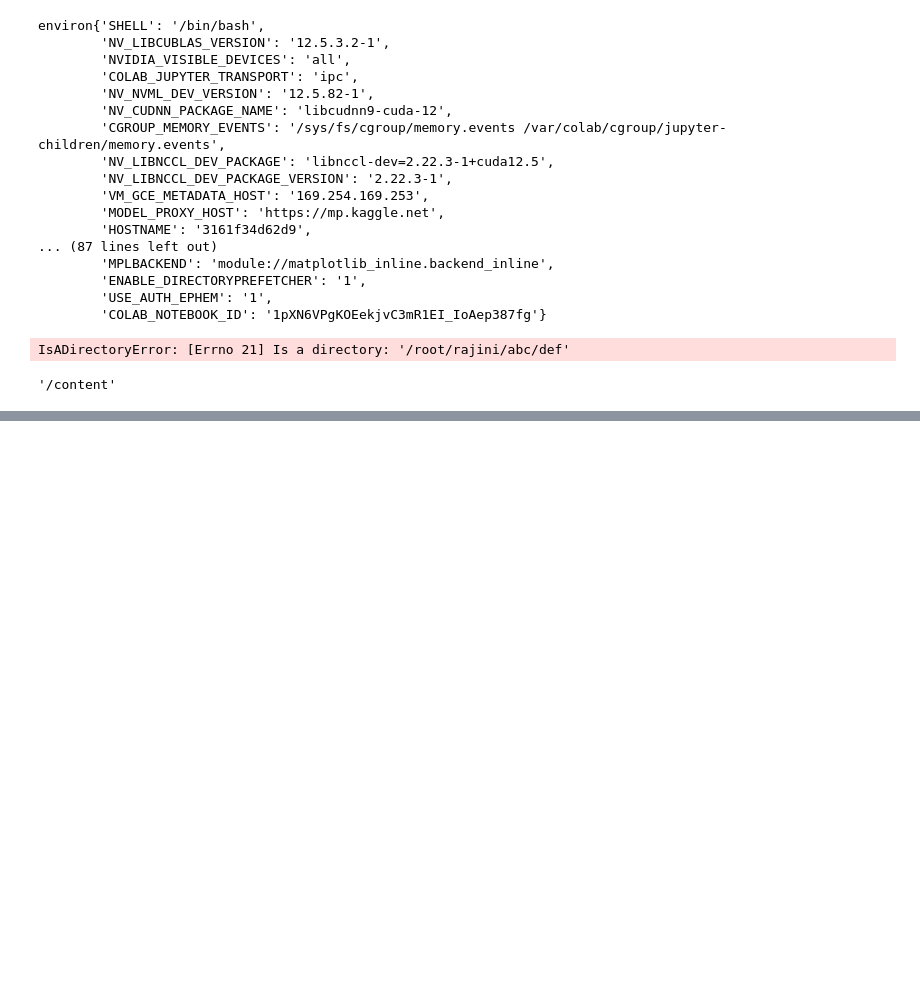
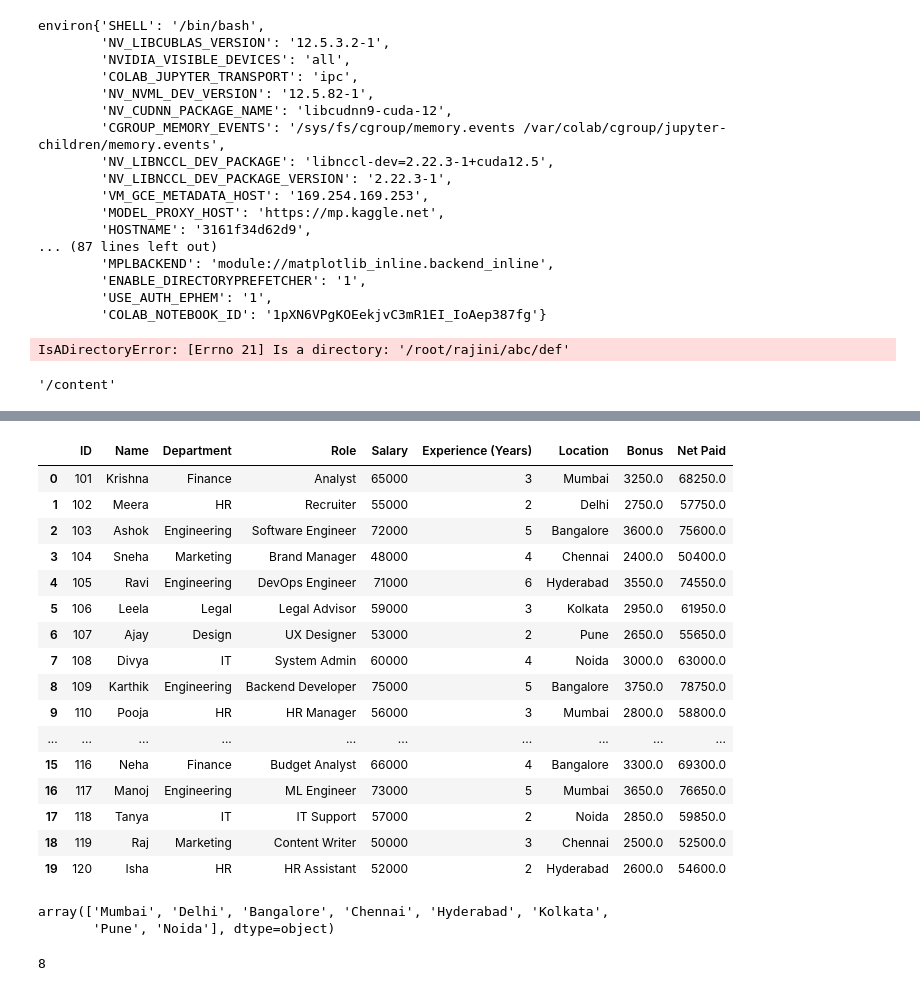
Before and after one commit to BalaKrishnanCodeSpace/PythonCodes, a Jupyter notebook: Python_Codes.ipynb, the cells around one changed output, grey strips where cells are left out. Saved outputs shown, nothing was run; the diff lists cells and outputs as text; code cells hidden in the pictures; blank space fills up the shorter version.

```diff
--- a/Python_Codes.ipynb
+++ b/Python_Codes.ipynb
@@ -1479,0 +1775,3 @@ os.getcwd()
+# %%
+df = pd.DataFrame(data)
+df
@@ -1479,0 +1875,3 @@ os.getcwd()
+# %%
+df['Bonus'] = df['Salary']*0.05
+df
@@ -1479,0 +1896,30 @@ os.getcwd()
+# %%
+df['Net Paid'] = df['Salary'] + df['Bonus']
+df
+# %% [output]
+|  | ID | Name | Department | Role | Salary | Experience (Years) | Location | Bonus | Net Paid |
+| 0 | 101 | Krishna | Finance | Analyst | 65000 | 3 | Mumbai | 3250.0 | 68250.0 |
+| 1 | 102 | Meera | HR | Recruiter | 55000 | 2 | Delhi | 2750.0 | 57750.0 |
+| 2 | 103 | Ashok | Engineering | Software Engineer | 72000 | 5 | Bangalore | 3600.0 | 75600.0 |
+| 3 | 104 | Sneha | Marketing | Brand Manager | 48000 | 4 | Chennai | 2400.0 | 50400.0 |
+| 4 | 105 | Ravi | Engineering | DevOps Engineer | 71000 | 6 | Hyderabad | 3550.0 | 74550.0 |
+| 5 | 106 | Leela | Legal | Legal Advisor | 59000 | 3 | Kolkata | 2950.0 | 61950.0 |
+| 6 | 107 | Ajay | Design | UX Designer | 53000 | 2 | Pune | 2650.0 | 55650.0 |
+| 7 | 108 | Divya | IT | System Admin | 60000 | 4 | Noida | 3000.0 | 63000.0 |
+| 8 | 109 | Karthik | Engineering | Backend Developer | 75000 | 5 | Bangalore | 3750.0 | 78750.0 |
+| 9 | 110 | Pooja | HR | HR Manager | 56000 | 3 | Mumbai | 2800.0 | 58800.0 |
+| ... | ... | ... | ... | ... | ... | ... | ... | ... | ... |
+| 15 | 116 | Neha | Finance | Budget Analyst | 66000 | 4 | Bangalore | 3300.0 | 69300.0 |
+| 16 | 117 | Manoj | Engineering | ML Engineer | 73000 | 5 | Mumbai | 3650.0 | 76650.0 |
+| 17 | 118 | Tanya | IT | IT Support | 57000 | 2 | Noida | 2850.0 | 59850.0 |
+| 18 | 119 | Raj | Marketing | Content Writer | 50000 | 3 | Chennai | 2500.0 | 52500.0 |
+| 19 | 120 | Isha | HR | HR Assistant | 52000 | 2 | Hyderabad | 2600.0 | 54600.0 |
+# %%
+df['Location'].unique()
+# %% [output]
+array(['Mumbai', 'Delhi', 'Bangalore', 'Chennai', 'Hyderabad', 'Kolkata',
+       'Pune', 'Noida'], dtype=object)
+# %%
+df['Location'].nunique()
+# %% [output]
+8
```
Also changed, not shown: parts of 39 cells of this notebook.
